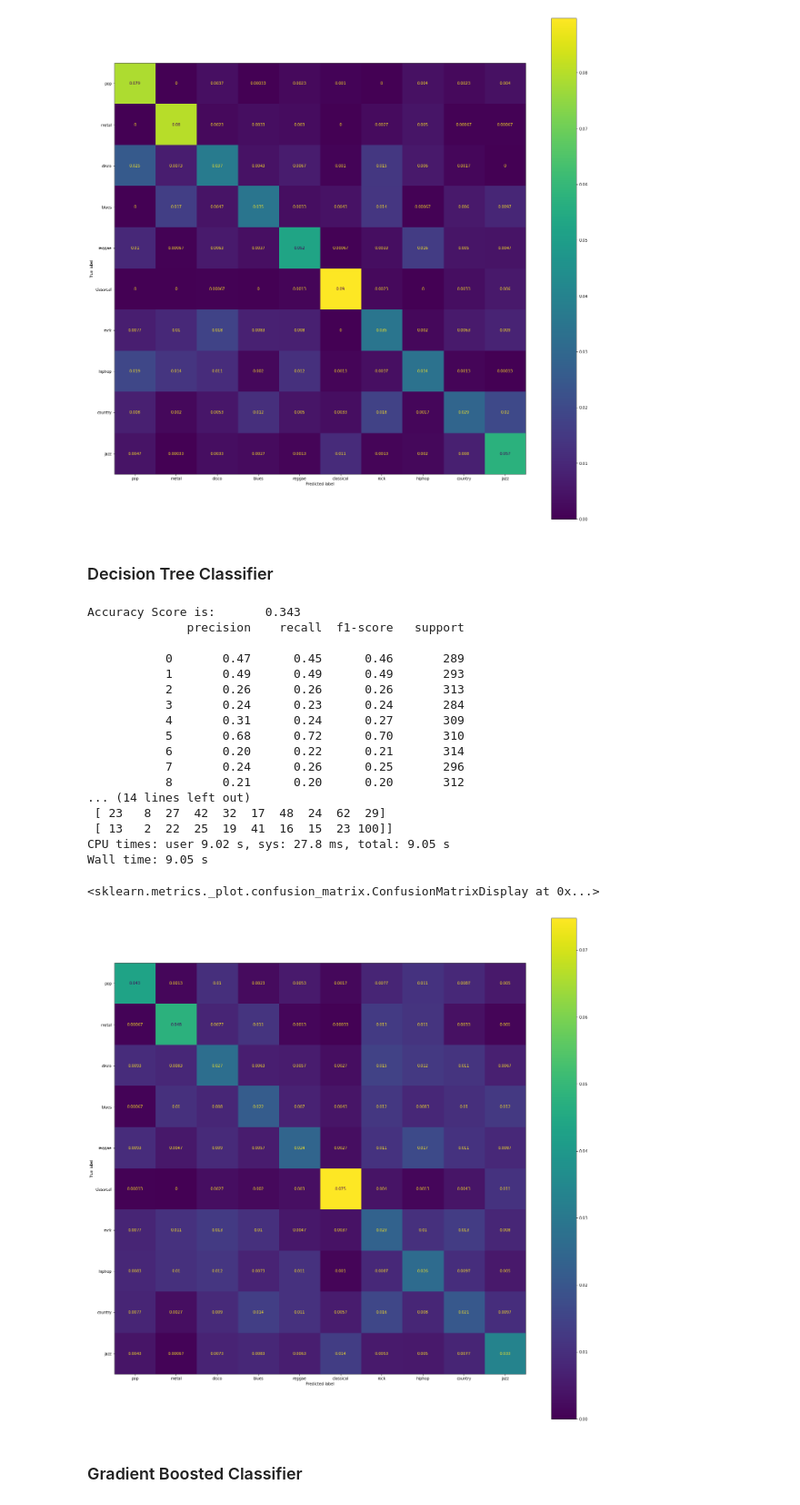
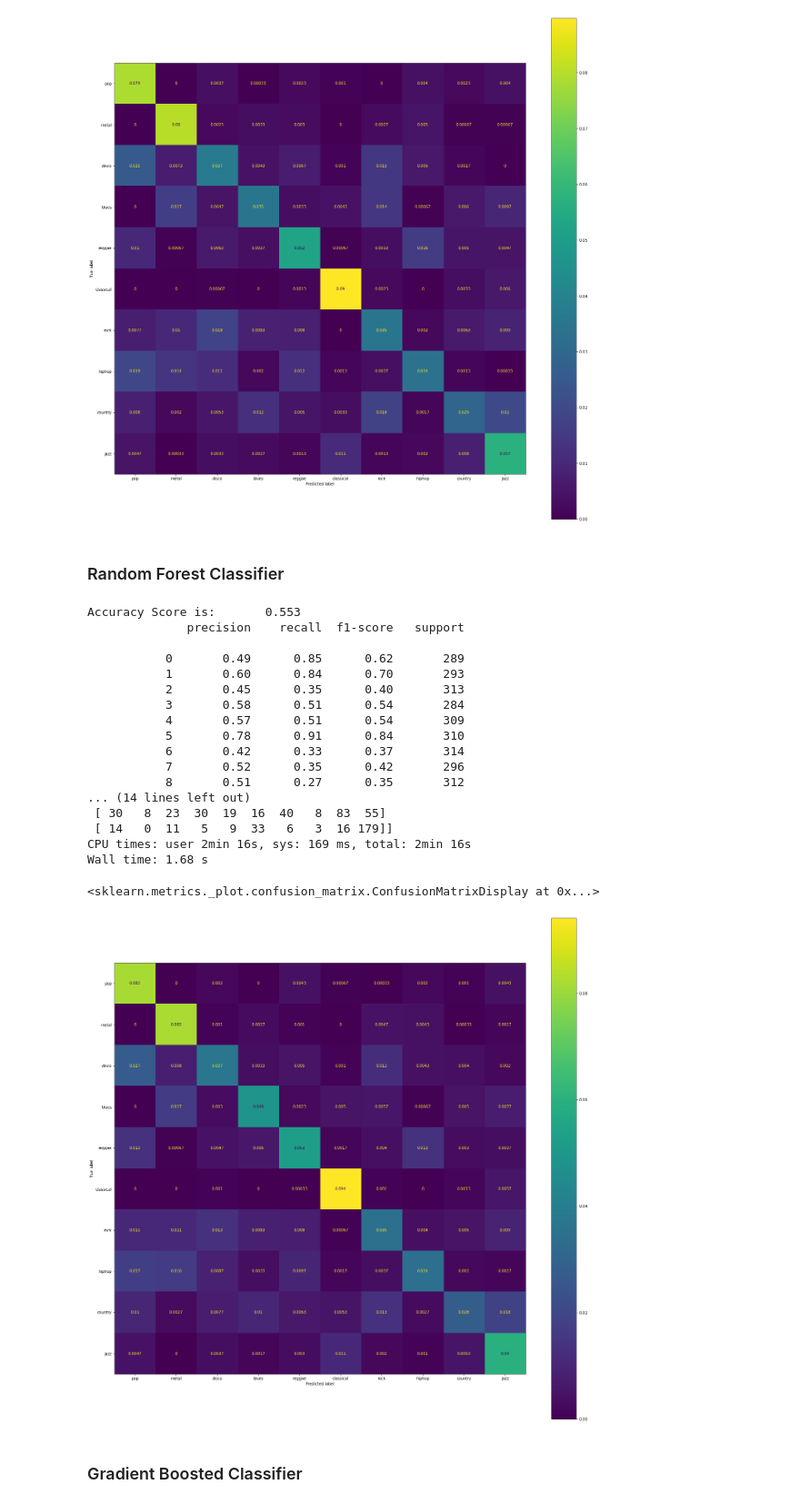
Before and after one commit to gtpash/sonic_separability, a Jupyter notebook: gtzan_benchmarks.ipynb, the cells around one changed output. Shown at 91% size. Drawn from its saved outputs; the diff is of its cells as text; code cells hidden in the pictures.

Commit message:
add gtzan benchmarks with mel spectrogram

```diff
--- a/gtzan_benchmarks.ipynb
+++ b/gtzan_benchmarks.ipynb
@@ -42,6 +45,7 @@ Intel(R) Extension for Scikit-learn* enabled (https://github.com/intel/scikit-le
 # %%
 FMA_JSON_PATH = "/storage/graham/music/fma_small_data.json"
 GTZAN_JSON_PATH = "/storage/graham/music/gtzan_data.json"
+GTZAN_MEL_JSON_PATH = "/storage/graham/music/gtzan_data_mel.json"
 MODEL_PATH = "/storage/graham/music/models/"
 
 GTZAN_SAMPLE_RATE = 22050  # gtzan sample rate
@@ -49,5 +53,8 @@ FMA_SAMPLE_RATE = GTZAN_SAMPLE_RATE * 2  # fma sample rate
 DURATION = 30  # measure in seconds
 # %%
 %%time
-genres, X, y = load_mfcc_data(GTZAN_JSON_PATH)
+genres, X, mel, y = load_mel_data(GTZAN_MEL_JSON_PATH)
+
+# overwrite mfcc data to use mel spectrogram data for benchmarking
+# X = np.swapaxes(mel, 1, 2)
 # %% [output]
@@ -185,40 +192,40 @@ cmd.plot(ax=ax)
 <sklearn.metrics._plot.confusion_matrix.ConfusionMatrixDisplay at 0x...>
 [figure]
 # %% [markdown]
-### Decision Tree Classifier
+### Random Forest Classifier
 # %%
 %%time
-DTmodel = DecisionTreeClassifier()
-DTmodel.fit(X_train_vec, y_train)
-y_pred_dt =  DTmodel.predict(X_test_vec)
+RFmodel = RandomForestClassifier()
+RFmodel.fit(X_train_vec, y_train)
+y_pred_rf =  RFmodel.predict(X_test_vec)
 
-print_report(y_test, y_pred_dt)
+print_report(y_test, y_pred_rf)
 # %% [output]
-Accuracy Score is:       0.343
+Accuracy Score is:       0.553
               precision    recall  f1-score   support
 
-           0       0.47      0.45      0.46       289
-           1       0.49      0.49      0.49       293
-           2       0.26      0.26      0.26       313
-           3       0.24      0.23      0.24       284
-           4       0.31      0.24      0.27       309
-           5       0.68      0.72      0.70       310
-           6       0.20      0.22      0.21       314
-           7       0.24      0.26      0.25       296
-           8       0.21      0.20      0.20       312
+           0       0.49      0.85      0.62       289
+           1       0.60      0.84      0.70       293
+           2       0.45      0.35      0.40       313
+           3       0.58      0.51      0.54       284
+           4       0.57      0.51      0.54       309
+           5       0.78      0.91      0.84       310
+           6       0.42      0.33      0.37       314
+           7       0.52      0.35      0.42       296
+           8       0.51      0.27      0.35       312
 ... (14 lines left out)
- [ 23   8  27  42  32  17  48  24  62  29]
- [ 13   2  22  25  19  41  16  15  23 100]]
-CPU times: user 9.02 s, sys: 27.8 ms, total: 9.05 s
-Wall time: 9.05 s
+ [ 30   8  23  30  19  16  40   8  83  55]
+ [ 14   0  11   5   9  33   6   3  16 179]]
+CPU times: user 2min 16s, sys: 169 ms, total: 2min 16s
+Wall time: 1.68 s
 # %%
-cm = confusion_matrix(y_test, y_pred_dt, normalize='all')
+cm = confusion_matrix(y_test, y_pred_rf, normalize='all')
 cmd = ConfusionMatrixDisplay(cm, display_labels=genres)
 fig, ax = plt.subplots(figsize=(24,24))
 cmd.plot(ax=ax)
 # %% [output]
 <sklearn.metrics._plot.confusion_matrix.ConfusionMatrixDisplay at 0x...>
-[figure, old version]
+[figure, new version]
 # %% [markdown]
 ### Gradient Boosted Classifier
 # %%
```
Also changed, not shown: parts of 10 cells of this notebook.
